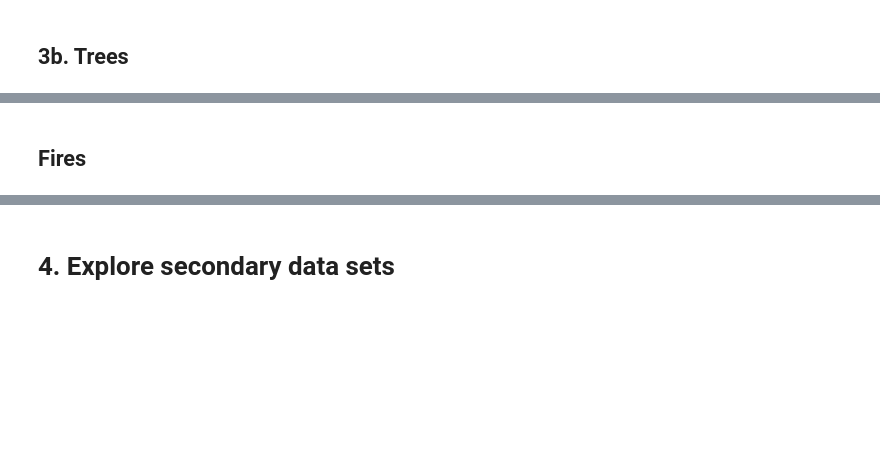
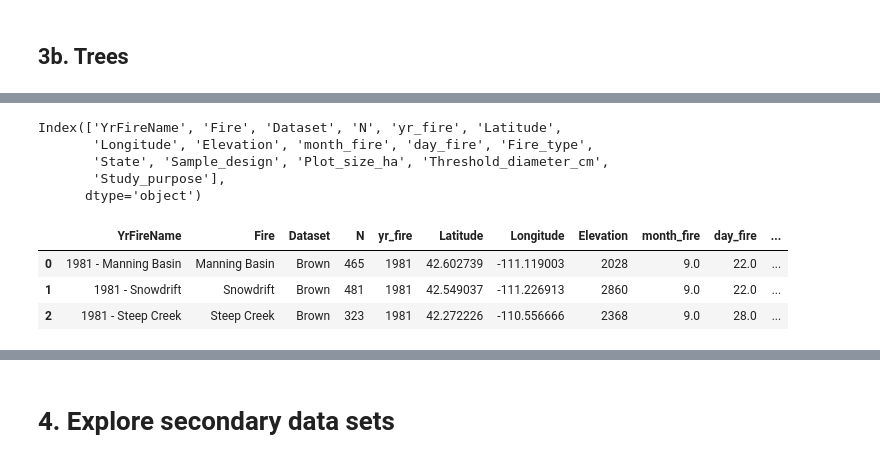
Before and after one commit to jshaffer94247/Fire-and-Trees, a Jupyter notebook: code/01_Forest_Fire_Tree_Outcomes_EDA.ipynb, the cells around one changed output, grey strips where cells are left out. Saved outputs shown, nothing was run; the diff lists cells and outputs as text; code cells hidden in the pictures; blank space fills up the shorter version.

```diff
--- a/code/01_Forest_Fire_Tree_Outcomes_EDA.ipynb
+++ b/code/01_Forest_Fire_Tree_Outcomes_EDA.ipynb
@@ -146,2 +507,15 @@ df_trees['ID'].value_counts()
+# %%
+df_fires.columns
+# %% [output]
+Index(['YrFireName', 'Fire', 'Dataset', 'N', 'yr_fire', 'Latitude',
+       'Longitude', 'Elevation', 'month_fire', 'day_fire', 'Fire_type',
+       'State', 'Sample_design', 'Plot_size_ha', 'Threshold_diameter_cm',
+       'Study_purpose'],
+      dtype='object')
 # %%
-df_trees.head(3)
+df_fires.head(3)
+# %% [output]
+|  | YrFireName | Fire | Dataset | N | yr_fire | Latitude | Longitude | Elevation | month_fire | day_fire | ... |
+| 0 | 1981 - Manning Basin | Manning Basin | Brown | 465 | 1981 | 42.602739 | -111.119003 | 2028 | 9.0 | 22.0 | ... |
+| 1 | 1981 - Snowdrift | Snowdrift | Brown | 481 | 1981 | 42.549037 | -111.226913 | 2860 | 9.0 | 22.0 | ... |
+| 2 | 1981 - Steep Creek | Steep Creek | Brown | 323 | 1981 | 42.272226 | -110.556666 | 2368 | 9.0 | 28.0 | ... |
@@ -167,2 +521,0 @@ print(f"Fraction alive year 10: {df_trees['yr10status'].notnull().sum()/num_tree
-# %% [markdown]
-## Fires
```
Also changed, not shown: parts of 57 cells of this notebook.
